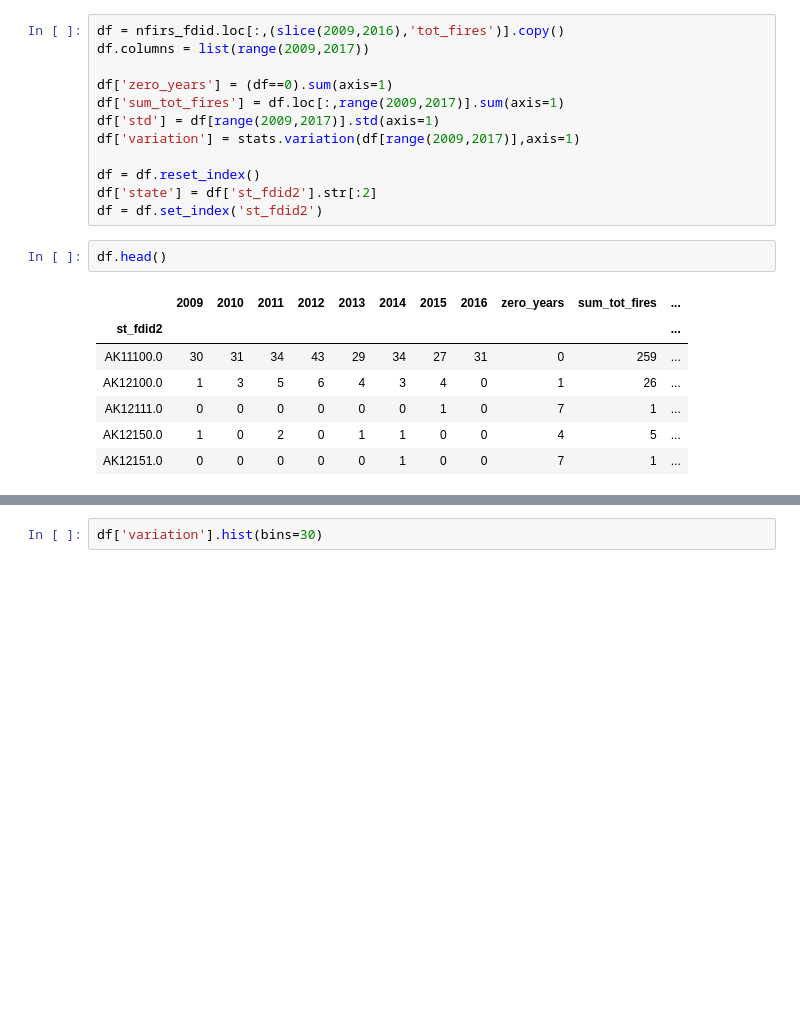
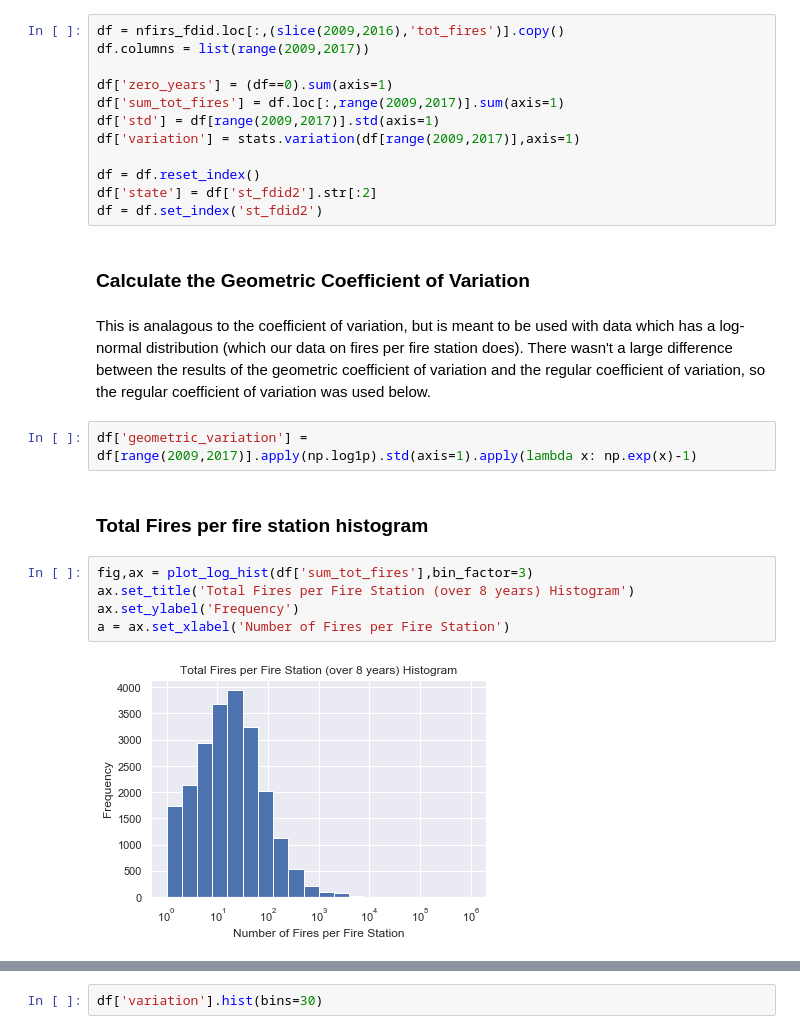
Before and after one commit to DataKind-DC/rcp2, a Jupyter notebook: notebooks/thw_1.1_fire_station_EDA.ipynb, the cells around one changed output, grey strips where cells are left out. Saved outputs shown, nothing was run; the diff lists cells and outputs as text; blank space fills up the shorter version.

Commit message:
Updated fire station EDA, calculated metric of fire reporting confidence

```diff
--- a/notebooks/thw_1.1_fire_station_EDA.ipynb
+++ b/notebooks/thw_1.1_fire_station_EDA.ipynb
@@ -223,13 +237,18 @@ df['variation'] = stats.variation(df[range(2009,2017)],axis=1)
 df = df.reset_index()
 df['state'] = df['st_fdid2'].str[:2]
 df = df.set_index('st_fdid2')
-# %%
-df.head()
-# %% [output]
-|  | 2009 | 2010 | 2011 | 2012 | 2013 | 2014 | 2015 | 2016 | zero_years | sum_tot_fires | ... |
-| st_fdid2 |  |  |  |  |  |  |  |  |  |  | ... |
-| AK11100.0 | 30 | 31 | 34 | 43 | 29 | 34 | 27 | 31 | 0 | 259 | ... |
-| AK12100.0 | 1 | 3 | 5 | 6 | 4 | 3 | 4 | 0 | 1 | 26 | ... |
-| AK12111.0 | 0 | 0 | 0 | 0 | 0 | 0 | 1 | 0 | 7 | 1 | ... |
-| AK12150.0 | 1 | 0 | 2 | 0 | 1 | 1 | 0 | 0 | 4 | 5 | ... |
-| AK12151.0 | 0 | 0 | 0 | 0 | 0 | 1 | 0 | 0 | 7 | 1 | ... |
+# %% [markdown]
+### Calculate the Geometric Coefficient of Variation
+# %% [markdown]
+This is analagous to the coefficient of variation, but is meant to be used with data which has a log-normal distribution (which our data on fires per fire station does). There wasn't a large difference between the results of the geometric coefficient of variation and the regular coefficient of variation, so the regular coefficient of variation was used below.
+# %%
+df['geometric_variation'] = df[range(2009,2017)].apply(np.log1p).std(axis=1).apply(lambda x: np.exp(x)-1)
+# %% [markdown]
+### Total Fires per fire station histogram
+# %%
+fig,ax = plot_log_hist(df['sum_tot_fires'],bin_factor=3)
+ax.set_title('Total Fires per Fire Station (over 8 years) Histogram')
+ax.set_ylabel('Frequency')
+a = ax.set_xlabel('Number of Fires per Fire Station')
+# %% [output]
+[figure, added]
```
Also changed, not shown: parts of 21 cells of this notebook.
